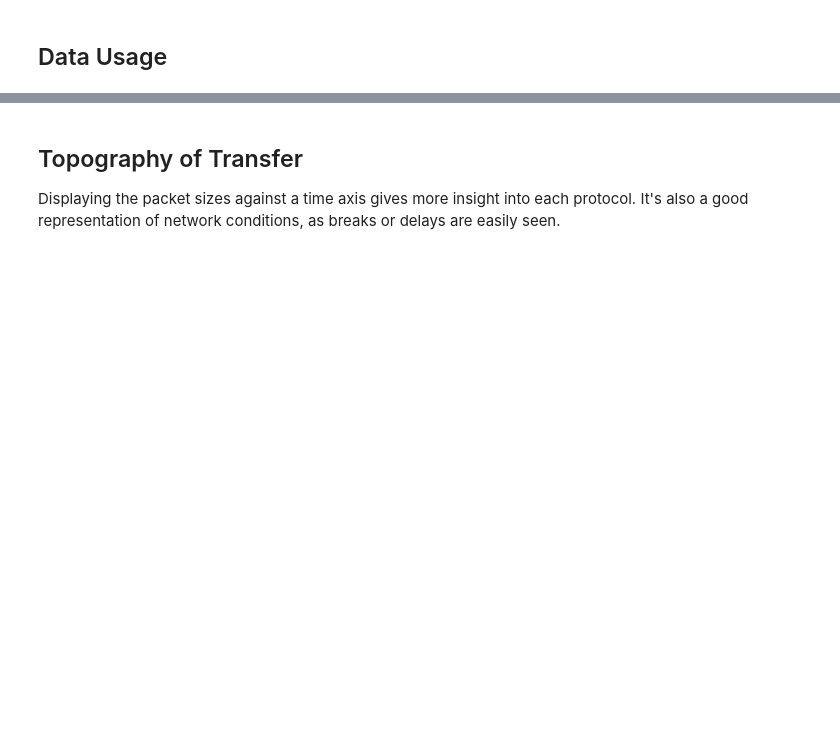
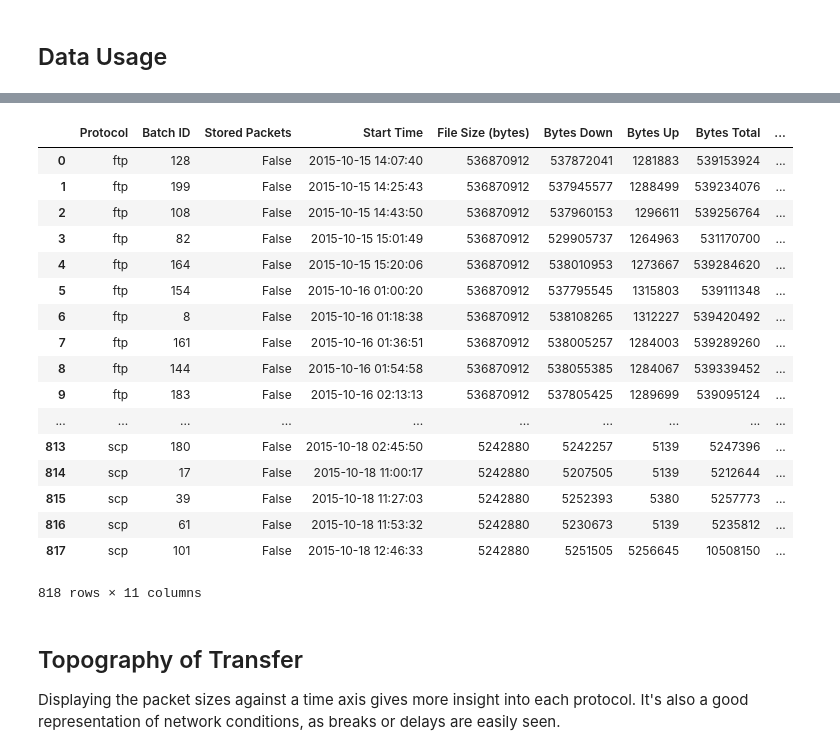
Before and after one commit to rsignell-usgs/bigbinf, a Jupyter notebook: protocol_testbed/analysis.ipynb, the cells around one changed output, grey strips where cells are left out. Cells and saved outputs as stored; diff of their text form; code cells hidden in the pictures; blank space fills up the shorter version.

```diff
--- a/protocol_testbed/analysis.ipynb
+++ b/protocol_testbed/analysis.ipynb
@@ -120,3 +131,24 @@ plot_data_per_filesize(df, ignore_small=True)
+# %%
+df
+# %% [output]
+|  | Protocol | Batch ID | Stored Packets | Start Time | File Size (bytes) | Bytes Down | Bytes Up | Bytes Total | ... |
+| 0 | ftp | 128 | False | 2015-10-15 14:07:40 | 536870912 | 537872041 | 1281883 | 539153924 | ... |
+| 1 | ftp | 199 | False | 2015-10-15 14:25:43 | 536870912 | 537945577 | 1288499 | 539234076 | ... |
+| 2 | ftp | 108 | False | 2015-10-15 14:43:50 | 536870912 | 537960153 | 1296611 | 539256764 | ... |
+| 3 | ftp | 82 | False | 2015-10-15 15:01:49 | 536870912 | 529905737 | 1264963 | 531170700 | ... |
+| 4 | ftp | 164 | False | 2015-10-15 15:20:06 | 536870912 | 538010953 | 1273667 | 539284620 | ... |
+| 5 | ftp | 154 | False | 2015-10-16 01:00:20 | 536870912 | 537795545 | 1315803 | 539111348 | ... |
+| 6 | ftp | 8 | False | 2015-10-16 01:18:38 | 536870912 | 538108265 | 1312227 | 539420492 | ... |
+| 7 | ftp | 161 | False | 2015-10-16 01:36:51 | 536870912 | 538005257 | 1284003 | 539289260 | ... |
+| 8 | ftp | 144 | False | 2015-10-16 01:54:58 | 536870912 | 538055385 | 1284067 | 539339452 | ... |
+| 9 | ftp | 183 | False | 2015-10-16 02:13:13 | 536870912 | 537805425 | 1289699 | 539095124 | ... |
+| ... | ... | ... | ... | ... | ... | ... | ... | ... | ... |
+| 813 | scp | 180 | False | 2015-10-18 02:45:50 | 5242880 | 5242257 | 5139 | 5247396 | ... |
+| 814 | scp | 17 | False | 2015-10-18 11:00:17 | 5242880 | 5207505 | 5139 | 5212644 | ... |
+| 815 | scp | 39 | False | 2015-10-18 11:27:03 | 5242880 | 5252393 | 5380 | 5257773 | ... |
+| 816 | scp | 61 | False | 2015-10-18 11:53:32 | 5242880 | 5230673 | 5139 | 5235812 | ... |
+| 817 | scp | 101 | False | 2015-10-18 12:46:33 | 5242880 | 5251505 | 5256645 | 10508150 | ... |
+818 rows × 11 columns
 # %% [markdown]
 ## Topography of Transfer
 Displaying the packet sizes against a time axis gives more insight into each protocol. It's also a good representation of network conditions, as breaks or delays are easily seen.
```
Also changed, not shown: parts of 8 cells of this notebook, 1 other file.
